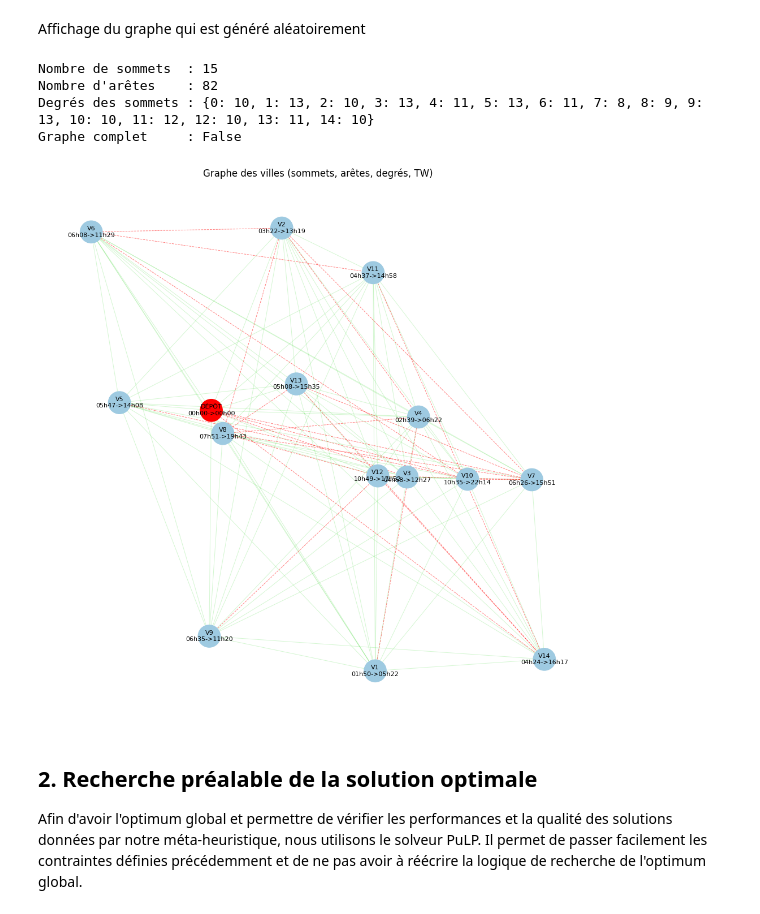
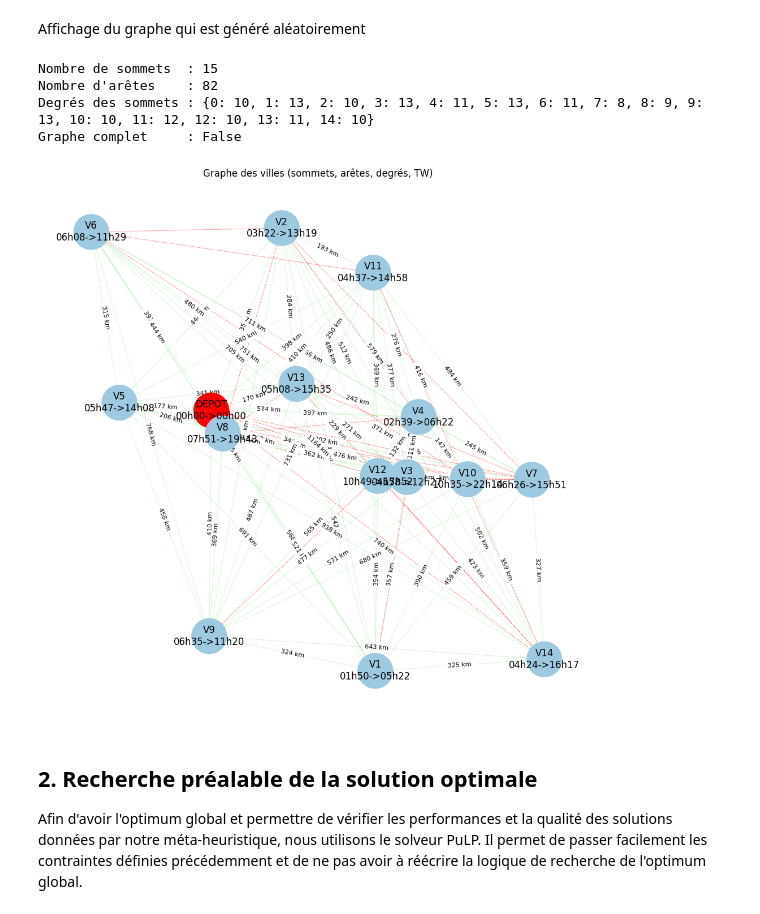
Before and after one commit to FrozX69/RechOp-Gr3, a Jupyter notebook: gpe3-livrable2.ipynb, the cells around one changed output. Drawn from its saved outputs; the diff is of its cells as text; code cells hidden in the pictures.

Commit message:
graphe plus lisible

```diff
--- a/gpe3-livrable2.ipynb
+++ b/gpe3-livrable2.ipynb
@@ -158,7 +158,7 @@ On aura donc la structure suivante :
 # %%
 import numpy as np
 
-NB_VILLES = 5
+NB_VILLES = 15
 POURCENTAGE_ROUTES_BLOQUEES = 20
 
 matrice = np.zeros((NB_VILLES, NB_VILLES), int)
@@ -374,7 +390,7 @@ node_colors = ["#9ecae1" if i != 0 else "#ff0000" for i in G.nodes()]
 plt.figure(figsize=(10, 10))
 
 # affichage noeud - villes avec couleur
-nx.draw_networkx_nodes(G, pos, node_color=node_colors, node_size=5000)
+nx.draw_networkx_nodes(G, pos, node_color=node_colors, node_size=2000)
 
 # arêtes ouvertes vert
 nx.draw_networkx_edges(
@@ -395,36 +411,36 @@ nx.draw_networkx_edges(
     style="dashed" # pointilé
 )
 
 #--------------------------------------------------------#
 # Affichage des distances sur les arêtes
 #--------------------------------------------------------#
 
 edge_labels = {
     (u, v): f"{G[u][v]['weight']} km"
     for u, v in G.edges()
 }
 
 nx.draw_networkx_edge_labels(
     G,
     pos,
     edge_labels=edge_labels,
-    font_size=15,
+    font_size=8,
     font_color="black"
 )
 #--------------------------------------------------------#
 
-nx.draw_networkx_labels(G, pos, labels=node_labels, font_size=15)
+nx.draw_networkx_labels(G, pos, labels=node_labels, font_size=12)
 
 plt.title("Graphe des villes (sommets, arêtes, degrés, TW)")
 plt.axis("off")
 plt.tight_layout()
 plt.show()
 # %% [output]
 Nombre de sommets  : 15
 Nombre d'arêtes    : 82
 Degrés des sommets : {0: 10, 1: 13, 2: 10, 3: 13, 4: 11, 5: 13, 6: 11, 7: 8, 8: 9, 9: 13, 10: 10, 11: 12, 12: 10, 13: 11, 14: 10}
 Graphe complet     : False
-[figure, old version]
+[figure, new version]
 # %% [markdown]
 ## 2. Recherche préalable de la solution optimale
 Afin d'avoir l'optimum global et permettre de vérifier les performances et la qualité des solutions données par notre méta-heuristique, nous utilisons le solveur PuLP. Il permet de passer facilement les contraintes définies précédemment et de ne pas avoir à réécrire la logique de recherche de l'optimum global.
```
Also changed, not shown: parts of 5 cells of this notebook.
